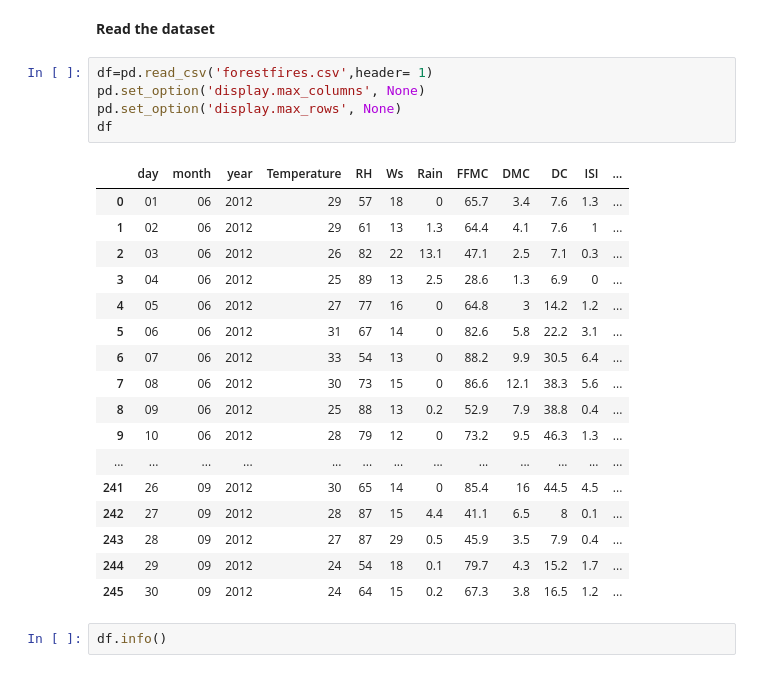
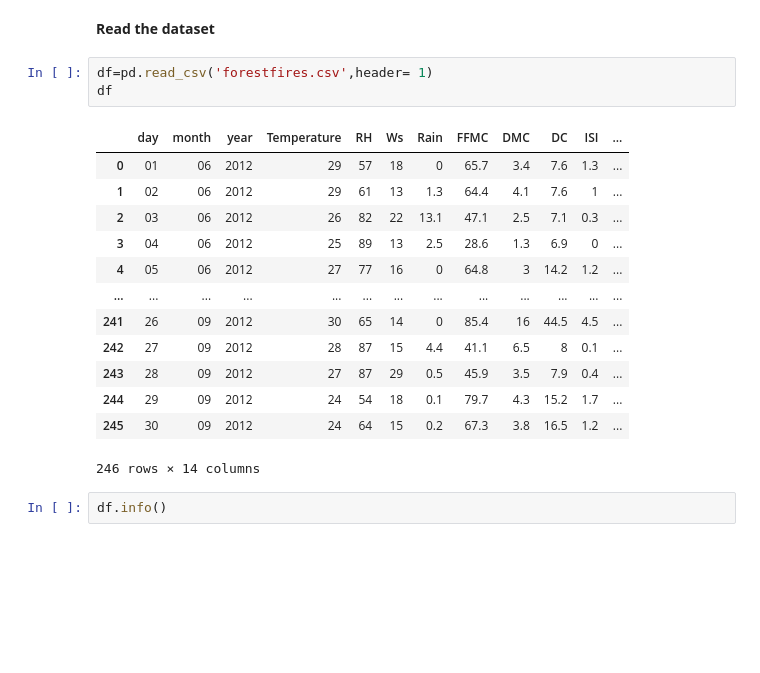
Before and after one commit to inessilv/IART-Project-2, a Jupyter notebook: Assignment2.ipynb, the cells around one changed output. Saved outputs shown, nothing was run; the diff lists cells and outputs as text; blank space fills up the shorter version.

```diff
--- a/Assignment2.ipynb
+++ b/Assignment2.ipynb
@@ -54,27 +54,21 @@ warnings.filterwarnings("ignore")
 **Read the dataset**
 # %%
 df=pd.read_csv('forestfires.csv',header= 1)
-pd.set_option('display.max_columns', None)
-pd.set_option('display.max_rows', None)
 df
 # %% [output]
 |  | day | month | year | Temperature | RH | Ws | Rain | FFMC | DMC | DC | ISI | ... |
 | 0 | 01 | 06 | 2012 | 29 | 57 | 18 | 0 | 65.7 | 3.4 | 7.6 | 1.3 | ... |
 | 1 | 02 | 06 | 2012 | 29 | 61 | 13 | 1.3 | 64.4 | 4.1 | 7.6 | 1 | ... |
 | 2 | 03 | 06 | 2012 | 26 | 82 | 22 | 13.1 | 47.1 | 2.5 | 7.1 | 0.3 | ... |
 | 3 | 04 | 06 | 2012 | 25 | 89 | 13 | 2.5 | 28.6 | 1.3 | 6.9 | 0 | ... |
 | 4 | 05 | 06 | 2012 | 27 | 77 | 16 | 0 | 64.8 | 3 | 14.2 | 1.2 | ... |
-| 5 | 06 | 06 | 2012 | 31 | 67 | 14 | 0 | 82.6 | 5.8 | 22.2 | 3.1 | ... |
-| 6 | 07 | 06 | 2012 | 33 | 54 | 13 | 0 | 88.2 | 9.9 | 30.5 | 6.4 | ... |
-| 7 | 08 | 06 | 2012 | 30 | 73 | 15 | 0 | 86.6 | 12.1 | 38.3 | 5.6 | ... |
-| 8 | 09 | 06 | 2012 | 25 | 88 | 13 | 0.2 | 52.9 | 7.9 | 38.8 | 0.4 | ... |
-| 9 | 10 | 06 | 2012 | 28 | 79 | 12 | 0 | 73.2 | 9.5 | 46.3 | 1.3 | ... |
 | ... | ... | ... | ... | ... | ... | ... | ... | ... | ... | ... | ... | ... |
 | 241 | 26 | 09 | 2012 | 30 | 65 | 14 | 0 | 85.4 | 16 | 44.5 | 4.5 | ... |
 | 242 | 27 | 09 | 2012 | 28 | 87 | 15 | 4.4 | 41.1 | 6.5 | 8 | 0.1 | ... |
 | 243 | 28 | 09 | 2012 | 27 | 87 | 29 | 0.5 | 45.9 | 3.5 | 7.9 | 0.4 | ... |
 | 244 | 29 | 09 | 2012 | 24 | 54 | 18 | 0.1 | 79.7 | 4.3 | 15.2 | 1.7 | ... |
 | 245 | 30 | 09 | 2012 | 24 | 64 | 15 | 0.2 | 67.3 | 3.8 | 16.5 | 1.2 | ... |
+246 rows × 14 columns
 # %%
 df.info()
 # %% [output]
```
Also changed, not shown: parts of 5 cells of this notebook.
